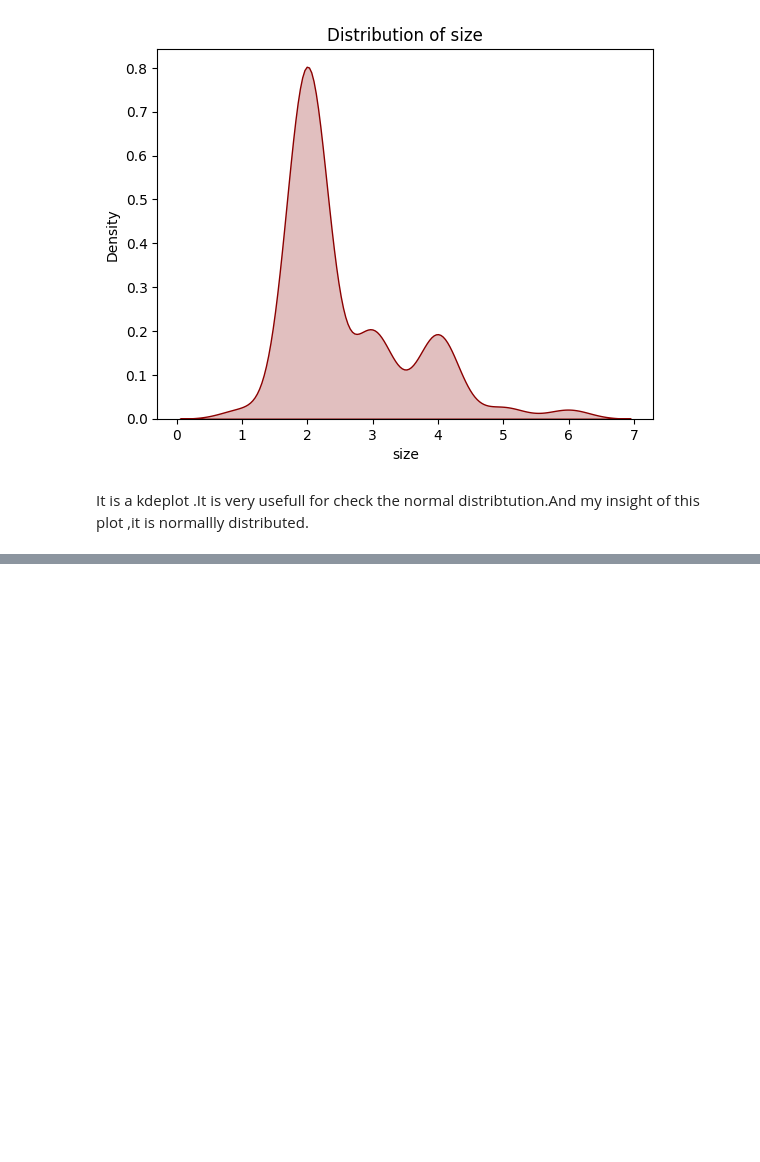
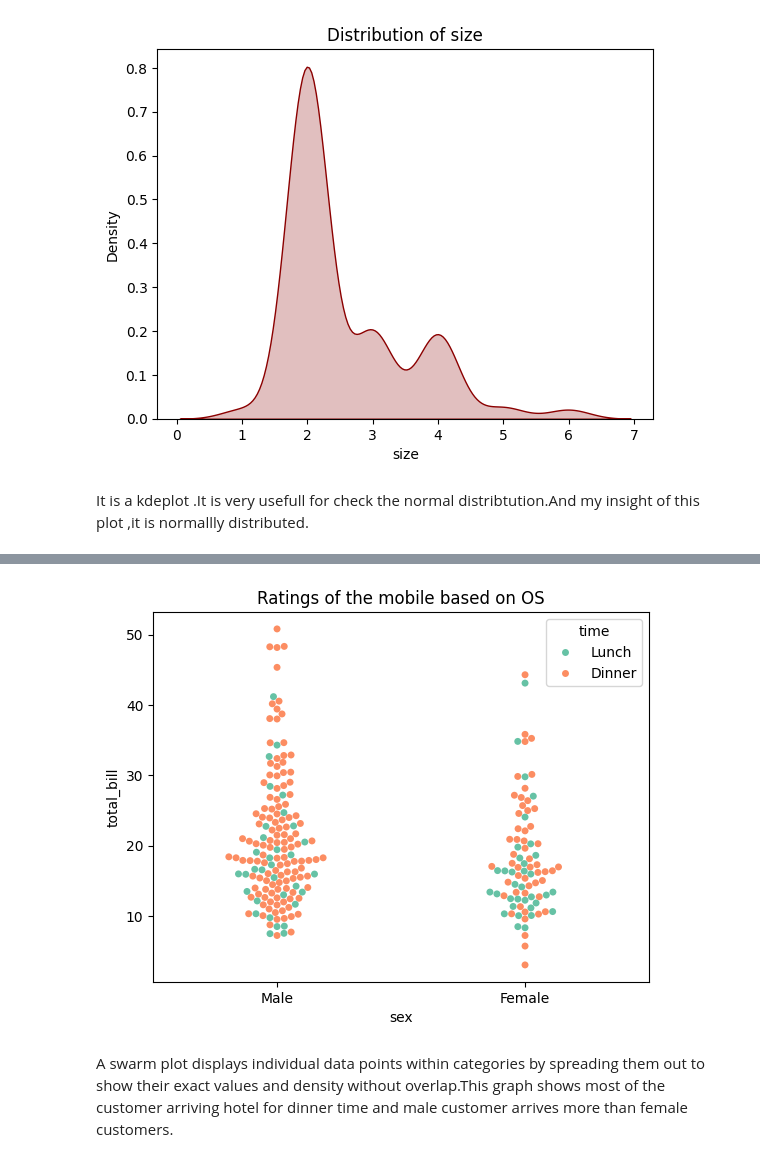
Before and after one commit to dineshp333/data-science, a Jupyter notebook: Projects/tips visualization.ipynb, the cells around one changed output, grey strips where cells are left out. Drawn from its saved outputs; the diff is of its cells as text; code cells hidden in the pictures; blank space fills up the shorter version.

Commit message:
Python Data Visualization

```diff
--- a/Projects/tips visualization.ipynb
+++ b/Projects/tips visualization.ipynb
@@ -185,0 +170,8 @@ It is a kdeplot .It is very usefull for check the normal distribtution.And my in
+# %%
+sns.swarmplot(x='sex',y='total_bill',data=df,hue='time',palette='Set2')
+plt.title('Ratings of the mobile based on OS')
+plt.show()
+# %% [output]
+[figure, added]
+# %% [markdown]
+A swarm plot displays individual data points within categories by spreading them out to show their exact values and density without overlap.This graph shows most of the customer arriving hotel for dinner time and male customer arrives more than female customers.
```
Also changed, not shown: parts of 8 cells of this notebook.
